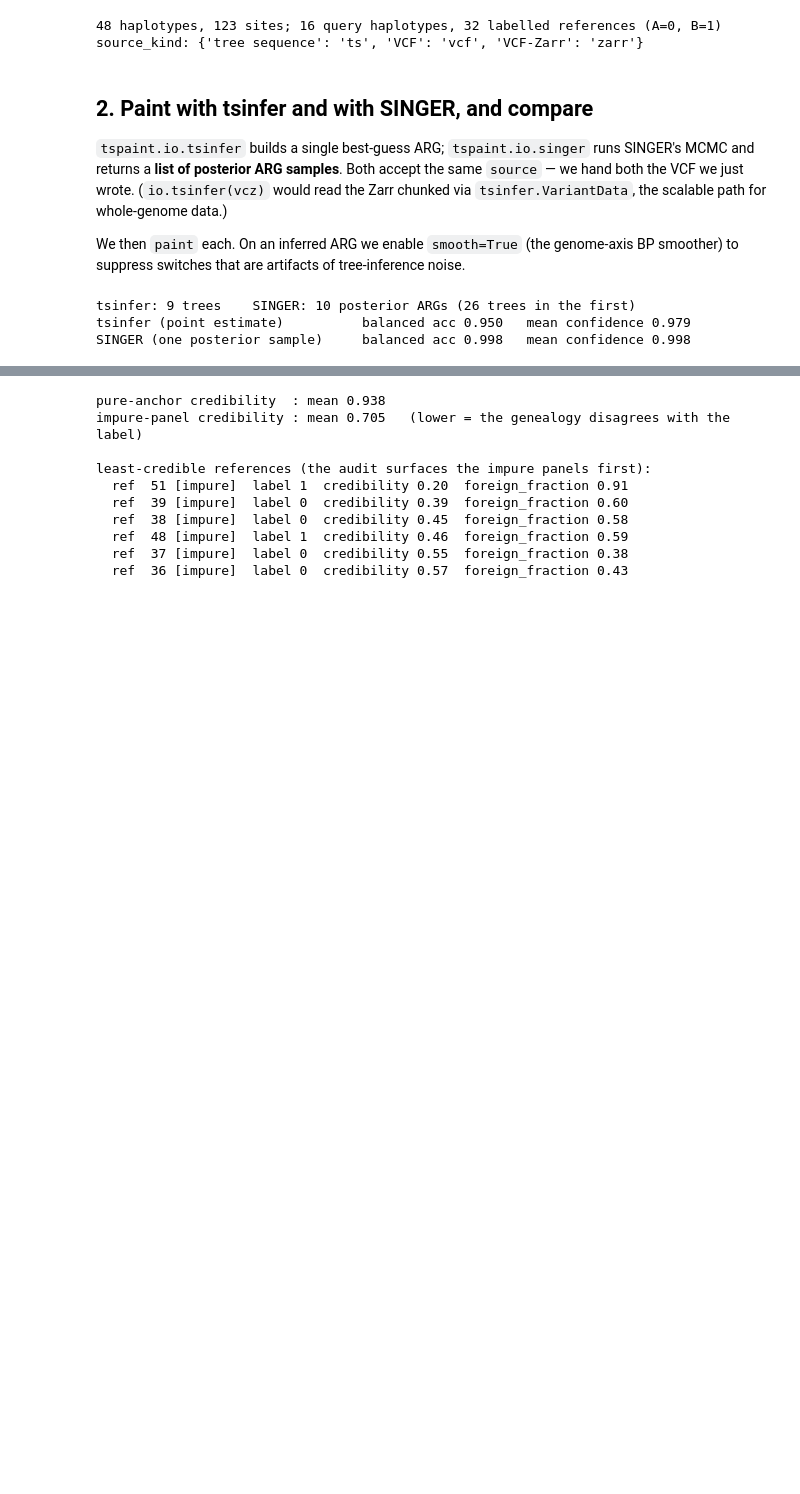
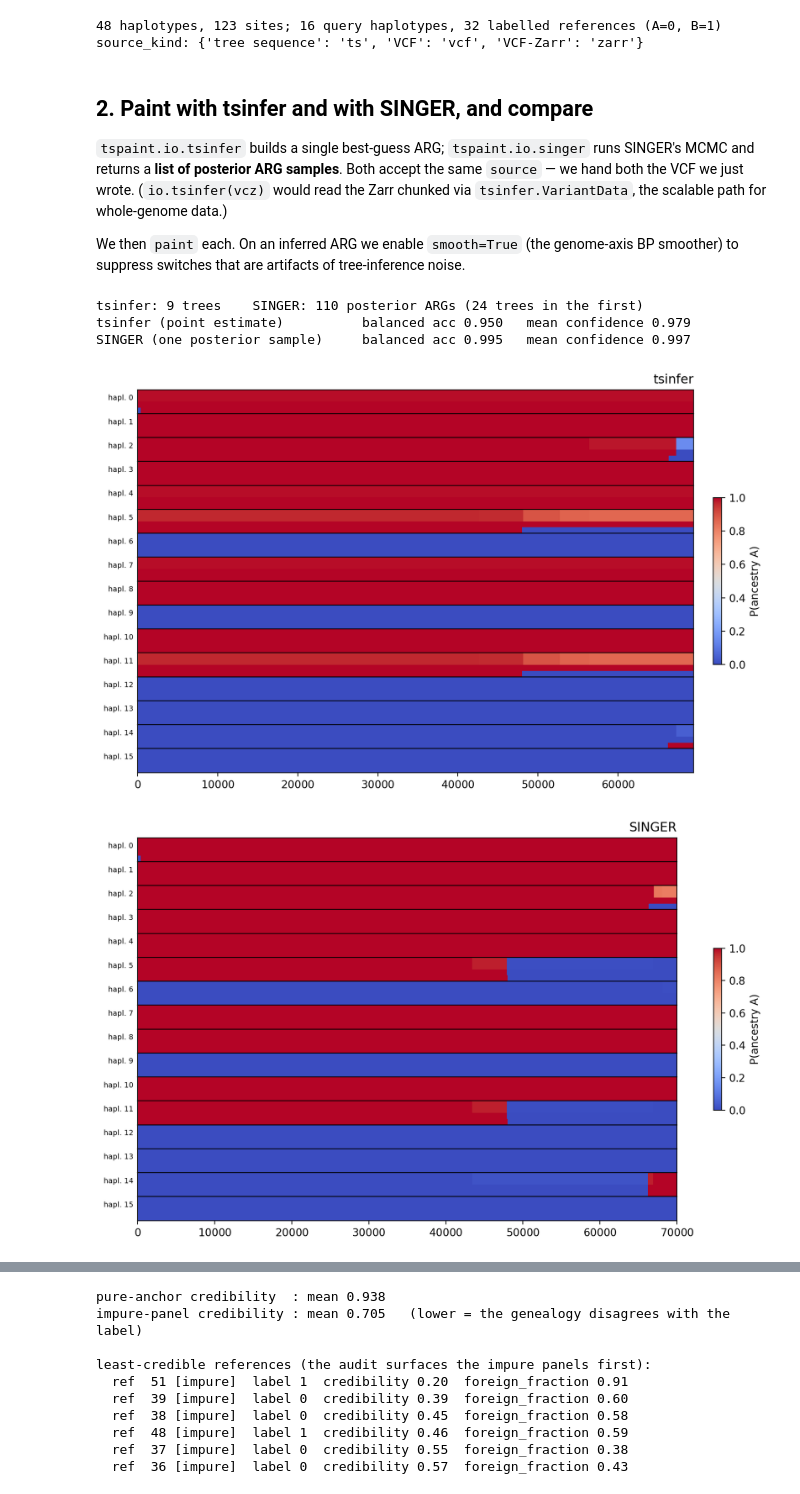
Before and after one commit to munch-group/tspaint, a Jupyter notebook: docs/notebooks/showcase.ipynb, the cells around one changed output, grey strips where cells are left out. Saved outputs shown, nothing was run; the diff lists cells and outputs as text; code cells hidden in the pictures; blank space fills up the shorter version.

```diff
--- a/docs/notebooks/showcase.ipynb
+++ b/docs/notebooks/showcase.ipynb
@@ -139,30 +119,30 @@ source_kind: {'tree sequence': 'ts', 'VCF': 'vcf', 'VCF-Zarr': 'zarr'}
 # %% [markdown]
 ## 2. Paint with tsinfer and with SINGER, and compare
 
-`tspaint.io.tsinfer` builds a single best-guess ARG; `tspaint.io.singer` runs SINGER's MCMC
-and returns a **list of posterior ARG samples**. Both accept the same `source` — we hand both
-the VCF we just wrote. (`io.tsinfer(vcz)` would read the Zarr chunked via
-`tsinfer.VariantData`, the scalable path for whole-genome data.)
+`tspaint.io.tsinfer` builds a single best-guess ARG; `tspaint.io.singer` runs SINGER's MCMC and returns a **list of posterior ARG samples**. Both accept the same `source` — we hand both the VCF we just wrote. (`io.tsinfer(vcz)` would read the Zarr chunked via `tsinfer.VariantData`, the scalable path for whole-genome data.)
 
-We then `paint` each. On an inferred ARG we enable `smooth=True` (the genome-axis BP smoother)
-to suppress switches that are artifacts of tree-inference noise.
+We then `paint` each. On an inferred ARG we enable `smooth=True` (the genome-axis BP smoother) to suppress switches that are artifacts of tree-inference noise.
 # %%
 # Same VCF source -> two different ARGs.
 ts_tsi   = io.tsinfer(vcf)
 ensemble = io.singer(vcf, Ne=1000, mutation_rate=5e-8, recombination_rate=1e-8,
-                     n_samples=14, thin=8, burn_in=4, seed=42, sequence_length=SEQLEN)
+                     n_samples=120, thin=10, burn_in=10, seed=42, sequence_length=SEQLEN)
 print(f"tsinfer: {ts_tsi.num_trees} trees    SINGER: {len(ensemble)} posterior ARGs "
       f"({ensemble[0].num_trees} trees in the first)")
 
 # Paint the queries from each (smooth=True: these are inferred ARGs).
-paint_tsi  = tspaint.paint(ts_tsi,      labels, queries, smooth=True)
-paint_sing = tspaint.paint(ensemble[0], labels, queries, smooth=True)
+paint_tsi  = tspaint.paint(ts_tsi, labels, queries,
+                           smooth=True
+                           )
+paint_sing = tspaint.paint(ensemble[0], labels, queries,
+                           smooth=True
+                           )
 
 for tag, p in [("tsinfer (point estimate)", paint_tsi), ("SINGER (one posterior sample)", paint_sing)]:
     bal  = balanced_accuracy(p.posteriors, truth_states, samples=queries)
     conf = mean_confidence(p.posteriors, samples=queries)
     print(f"{tag:32s}  balanced acc {bal:.3f}   mean confidence {conf:.3f}")
 # %% [output]
-tsinfer: 9 trees    SINGER: 10 posterior ARGs (26 trees in the first)
+tsinfer: 9 trees    SINGER: 110 posterior ARGs (24 trees in the first)
 tsinfer (point estimate)          balanced acc 0.950   mean confidence 0.979
-SINGER (one posterior sample)     balanced acc 0.998   mean confidence 0.998
+SINGER (one posterior sample)     balanced acc 0.995   mean confidence 0.997
@@ -169 +208,8 @@ SINGER (one posterior sample)     balanced acc 0.998   mean confidence 0.998
+# %%
+
+paint_tsi.plot(truth=truth, title='tsinfer')
+paint_sing.plot(truth=truth, title='SINGER')
+# %% [output]
+[figure, added]
+[figure, added]
 # %% [markdown]
```
Also changed, not shown: parts of 19 cells of this notebook, 2 other files.
